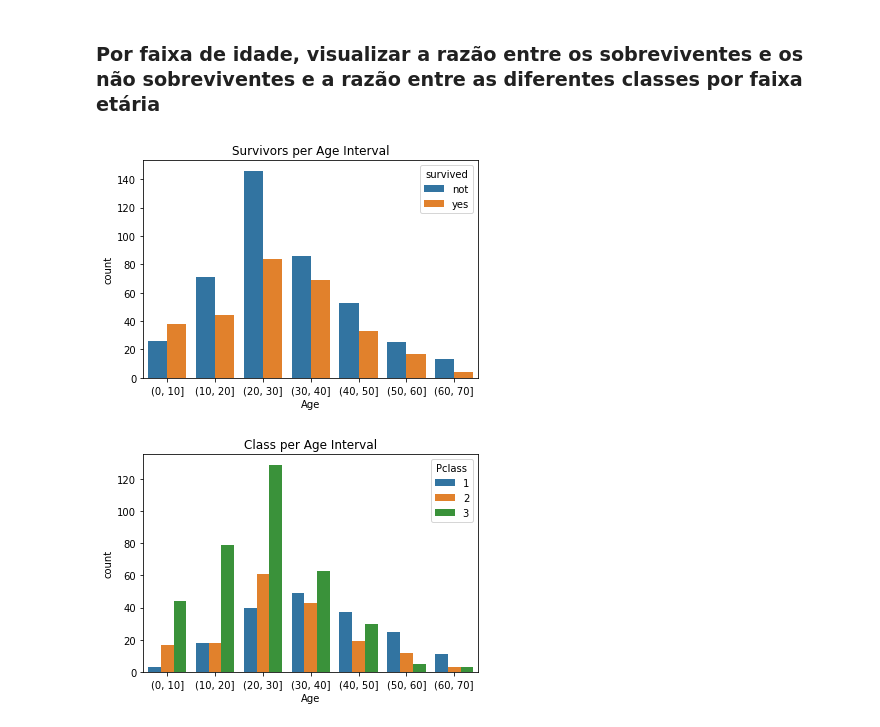
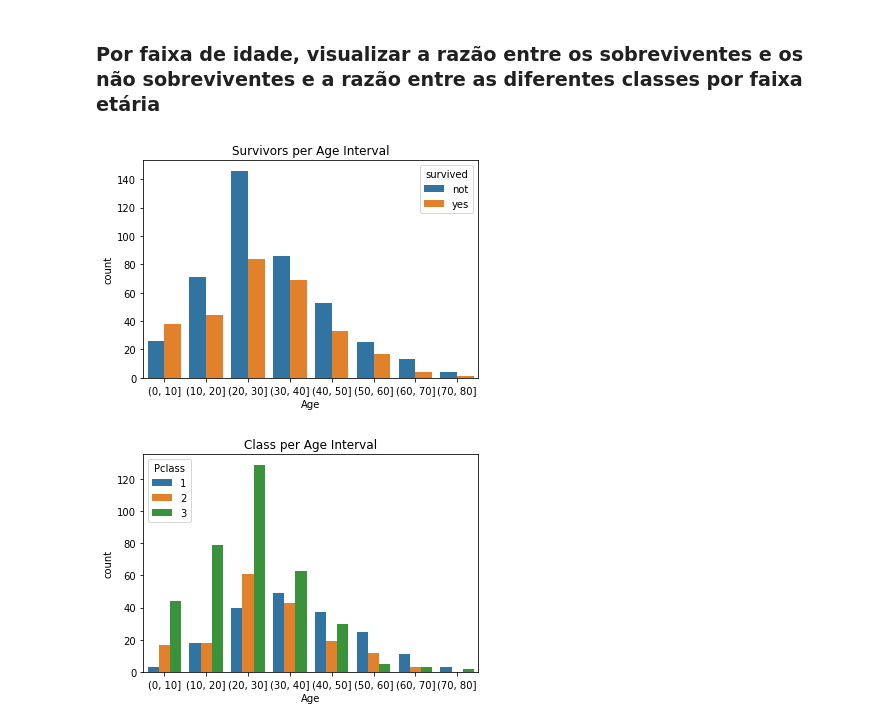
Before and after one commit to joaovitorez/octos-academy, a Jupyter notebook: 02. Data Handling/Exercises/07_Visualization/Titanic_Desaster/Exercises.ipynb, the cells around one changed output. Saved outputs shown, nothing was run; the diff lists cells and outputs as text; code cells hidden in the pictures.

```diff
--- a/02. Data Handling/Exercises/07_Visualization/Titanic_Desaster/Exercises.ipynb
+++ b/02. Data Handling/Exercises/07_Visualization/Titanic_Desaster/Exercises.ipynb
@@ -85,18 +85,18 @@ plt.show()
 # %% [markdown]
 ### Por faixa de idade, visualizar a razão entre os sobreviventes e os não sobreviventes e a razão entre as diferentes classes por faixa etária
 # %%
-intervals = np.arange(0,80,10)
+intervals = np.arange(0,81,10)
 
 grouped = pd.cut(titanic.Age, intervals)
 
 sns.countplot(x=grouped, hue='survived', data=titanic)
 plt.title("Survivors per Age Interval")
 plt.show()
 # %% [output]
-[figure, old version]
+[figure, new version]
 # %%
 sns.countplot(x=grouped, hue='Pclass', data=titanic)
 plt.title("Class per Age Interval")
 plt.show()
 # %% [output]
-[figure, old version]
+[figure, new version]
```
Also changed, not shown: parts of 2 cells of this notebook.
